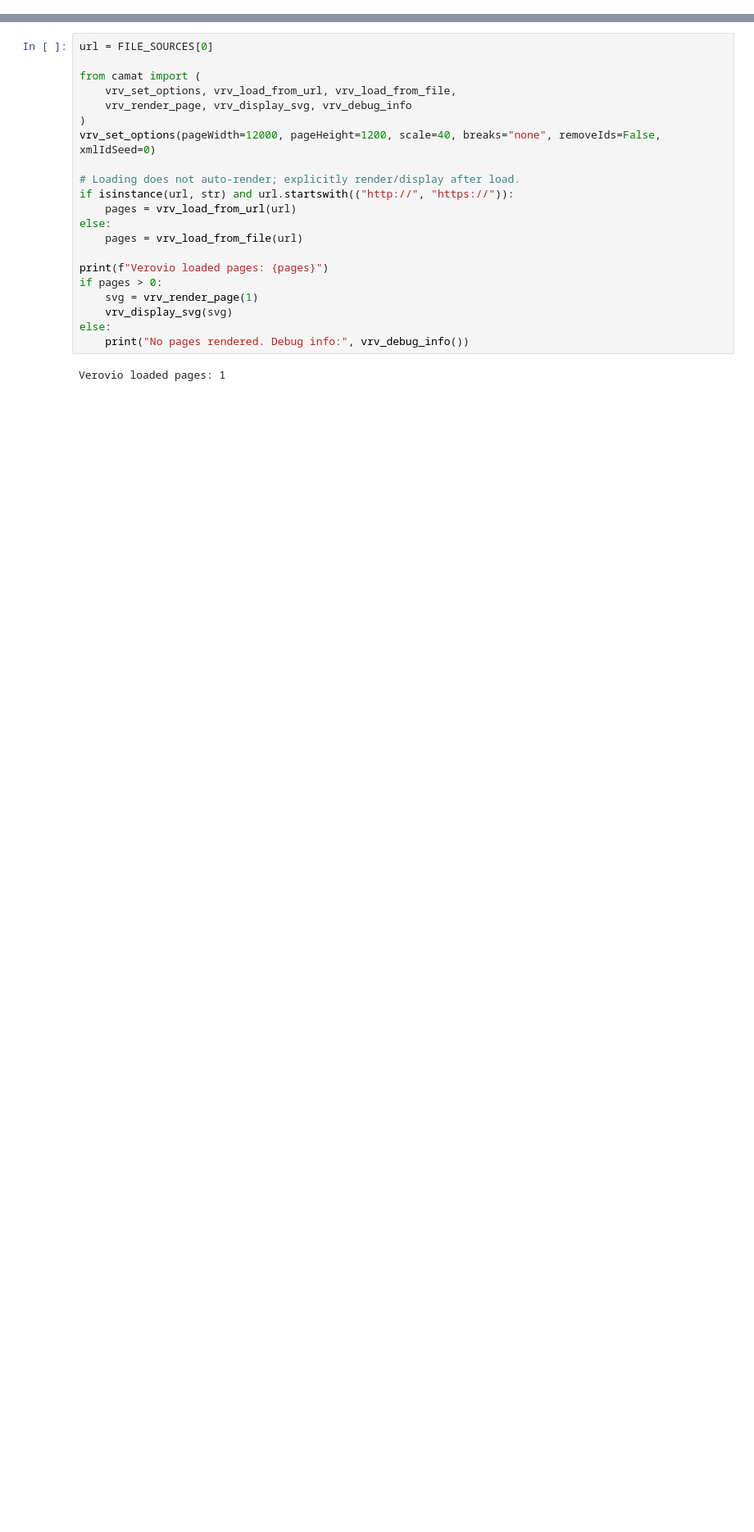
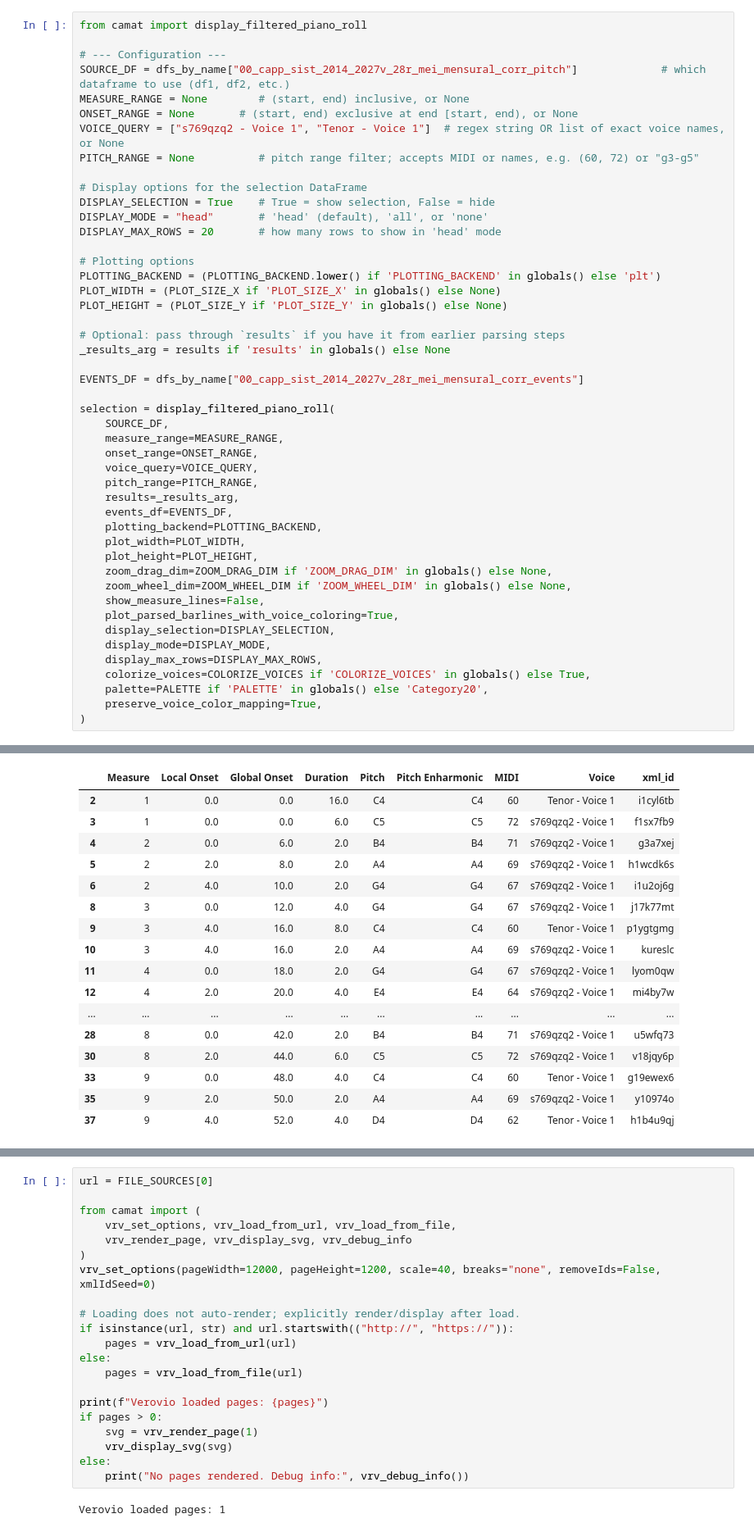
Before and after one commit to egorpol/camat_v2, a Jupyter notebook: testing_parser_mensural.ipynb, the cells around one changed output, grey strips where cells are left out. Shown at 82% size. Drawn from its saved outputs; the diff is of its cells as text; blank space fills up the shorter version.

```diff
--- a/testing_parser_mensural.ipynb
+++ b/testing_parser_mensural.ipynb
@@ -139,0 +204,48 @@ Parsed DataFrames:
+# %%
+from camat import display_filtered_piano_roll
+
+# --- Configuration ---
+SOURCE_DF = dfs_by_name["00_capp_sist_2014_2027v_28r_mei_mensural_corr_pitch"]             # which dataframe to use (df1, df2, etc.)
+MEASURE_RANGE = None        # (start, end) inclusive, or None
+ONSET_RANGE = None       # (start, end) exclusive at end [start, end), or None
+VOICE_QUERY = ["s769qzq2 - Voice 1", "Tenor - Voice 1"]  # regex string OR list of exact voice names, or None
+PITCH_RANGE = None          # pitch range filter; accepts MIDI or names, e.g. (60, 72) or "g3-g5"
+
+# Display options for the selection DataFrame
+DISPLAY_SELECTION = True    # True = show selection, False = hide
+DISPLAY_MODE = "head"       # 'head' (default), 'all', or 'none'
+DISPLAY_MAX_ROWS = 20       # how many rows to show in 'head' mode
+
+# Plotting options
+PLOTTING_BACKEND = (PLOTTING_BACKEND.lower() if 'PLOTTING_BACKEND' in globals() else 'plt')
+PLOT_WIDTH = (PLOT_SIZE_X if 'PLOT_SIZE_X' in globals() else None)
+PLOT_HEIGHT = (PLOT_SIZE_Y if 'PLOT_SIZE_Y' in globals() else None)
+
+# Optional: pass through `results` if you have it from earlier parsing steps
+_results_arg = results if 'results' in globals() else None
+
+EVENTS_DF = dfs_by_name["00_capp_sist_2014_2027v_28r_mei_mensural_corr_events"]
+
+selection = display_filtered_piano_roll(
+    SOURCE_DF,
+    measure_range=MEASURE_RANGE,
+    onset_range=ONSET_RANGE,
+    voice_query=VOICE_QUERY,
+    pitch_range=PITCH_RANGE,
+    results=_results_arg,
+    events_df=EVENTS_DF,
+    plotting_backend=PLOTTING_BACKEND,
+    plot_width=PLOT_WIDTH,
+    plot_height=PLOT_HEIGHT,
+    zoom_drag_dim=ZOOM_DRAG_DIM if 'ZOOM_DRAG_DIM' in globals() else None,
+    zoom_wheel_dim=ZOOM_WHEEL_DIM if 'ZOOM_WHEEL_DIM' in globals() else None,
+    show_measure_lines=False,
+    plot_parsed_barlines_with_voice_coloring=True,
+    display_selection=DISPLAY_SELECTION,
+    display_mode=DISPLAY_MODE,
+    display_max_rows=DISPLAY_MAX_ROWS,
+    colorize_voices=COLORIZE_VOICES if 'COLORIZE_VOICES' in globals() else True,
+    palette=PALETTE if 'PALETTE' in globals() else 'Category20',
+    preserve_voice_color_mapping=True,
+)
+# %% [output]
@@ -139,0 +253,17 @@ Parsed DataFrames:
+|  | Measure | Local Onset | Global Onset | Duration | Pitch | Pitch Enharmonic | MIDI | Voice | xml_id |
+| 2 | 1 | 0.0 | 0.0 | 16.0 | C4 | C4 | 60 | Tenor - Voice 1 | i1cyl6tb |
+| 3 | 1 | 0.0 | 0.0 | 6.0 | C5 | C5 | 72 | s769qzq2 - Voice 1 | f1sx7fb9 |
+| 4 | 2 | 0.0 | 6.0 | 2.0 | B4 | B4 | 71 | s769qzq2 - Voice 1 | g3a7xej |
+| 5 | 2 | 2.0 | 8.0 | 2.0 | A4 | A4 | 69 | s769qzq2 - Voice 1 | h1wcdk6s |
+| 6 | 2 | 4.0 | 10.0 | 2.0 | G4 | G4 | 67 | s769qzq2 - Voice 1 | i1u2oj6g |
+| 8 | 3 | 0.0 | 12.0 | 4.0 | G4 | G4 | 67 | s769qzq2 - Voice 1 | j17k77mt |
+| 9 | 3 | 4.0 | 16.0 | 8.0 | C4 | C4 | 60 | Tenor - Voice 1 | p1ygtgmg |
+| 10 | 3 | 4.0 | 16.0 | 2.0 | A4 | A4 | 69 | s769qzq2 - Voice 1 | kureslc |
+| 11 | 4 | 0.0 | 18.0 | 2.0 | G4 | G4 | 67 | s769qzq2 - Voice 1 | lyom0qw |
+| 12 | 4 | 2.0 | 20.0 | 4.0 | E4 | E4 | 64 | s769qzq2 - Voice 1 | mi4by7w |
+| ... | ... | ... | ... | ... | ... | ... | ... | ... | ... |
+| 28 | 8 | 0.0 | 42.0 | 2.0 | B4 | B4 | 71 | s769qzq2 - Voice 1 | u5wfq73 |
+| 30 | 8 | 2.0 | 44.0 | 6.0 | C5 | C5 | 72 | s769qzq2 - Voice 1 | v18jqy6p |
+| 33 | 9 | 0.0 | 48.0 | 4.0 | C4 | C4 | 60 | Tenor - Voice 1 | g19ewex6 |
+| 35 | 9 | 2.0 | 50.0 | 2.0 | A4 | A4 | 69 | s769qzq2 - Voice 1 | y10974o |
+| 37 | 9 | 4.0 | 52.0 | 4.0 | D4 | D4 | 62 | Tenor - Voice 1 | h1b4u9qj |
```
Also changed, not shown: parts of 4 cells of this notebook, 7 other files.
